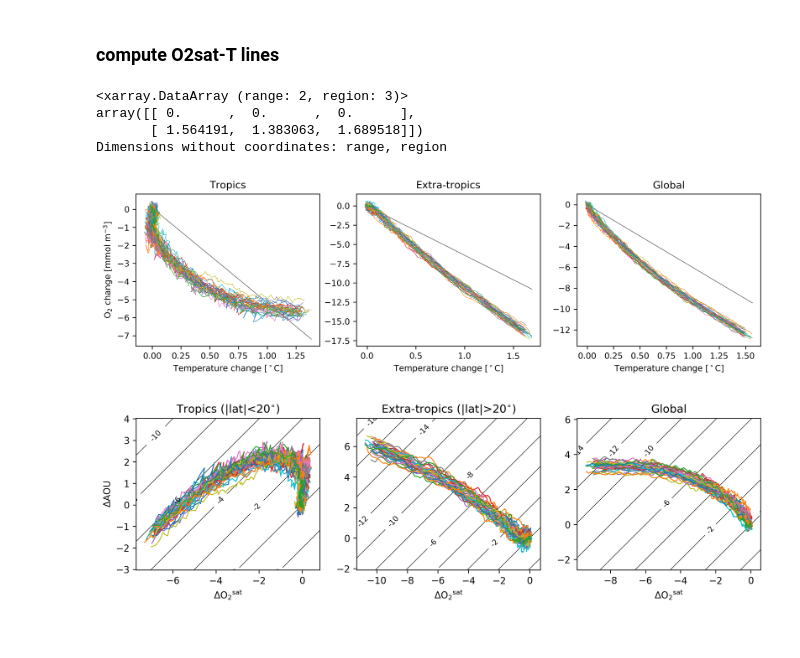
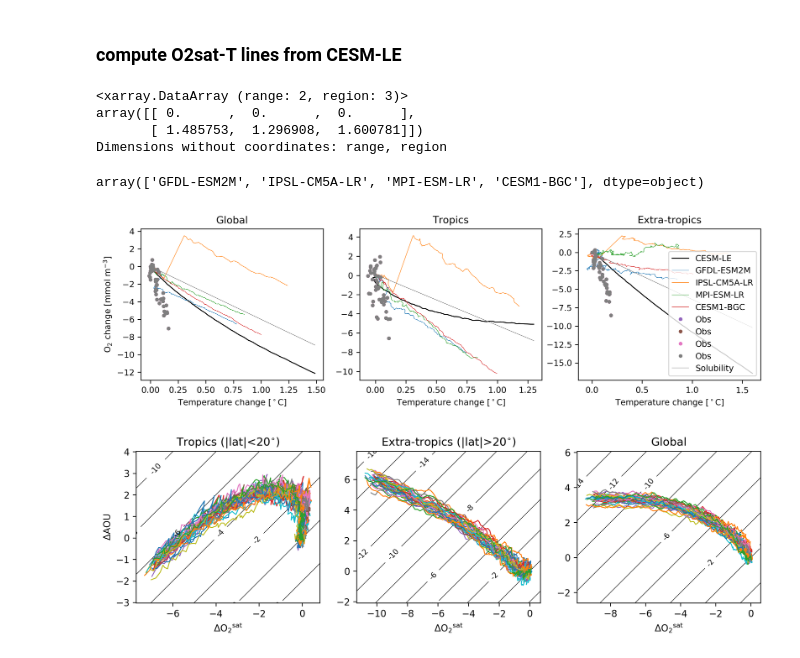
Before and after one commit to matt-long/iucn-deoxygenation-report, a Jupyter notebook: plot_tropical_hilat_phase.ipynb, the cells around one changed output. Drawn from its saved outputs; the diff is of its cells as text; code cells hidden in the pictures.

Commit message:
o2-heat figure in progress

```diff
--- a/plot_tropical_hilat_phase.ipynb
+++ b/plot_tropical_hilat_phase.ipynb
@@ -111,0 +146,4 @@ deltaa = delta.mean(dim='ens')
+# %%
+reference_year = 1970
+cesm_le = dsa.sel(time=slice(reference_year,2100)) - dsa.sel(time=reference_year)
+cesm_le
@@ -111,0 +163,3 @@ deltaa = delta.mean(dim='ens')
+# %%
+cmip = cmip.sel(time=slice(reference_year,2100)) - cmip.sel(time=reference_year)
+cmip
@@ -111,0 +176,3 @@ deltaa = delta.mean(dim='ens')
+# %%
+obs = obs.sel(time=slice(reference_year,2100)) - obs.sel(time=reference_year)
+obs
@@ -112,11 +189,11 @@ deltaa = delta.mean(dim='ens')
 # %% [markdown]
-### compute O2sat-T lines
+### compute O2sat-T lines from CESM-LE
 # %%
-O2sat_x = xr.DataArray(np.ones((2,len(delta.region))),dims=('range','region'))
-O2sat_y = xr.DataArray(np.ones((2,len(delta.region))),dims=('range','region'))
-for i in range(len(delta.region)):
-    x = delta.TEMP[:,:,i].values.ravel()
-    y = delta.O2sat[:,:,i].values.ravel()
+O2sat_x = xr.DataArray(np.ones((2,len(cesm_le.region))),dims=('range','region'))
+O2sat_y = xr.DataArray(np.ones((2,len(cesm_le.region))),dims=('range','region'))
+for i in range(len(cesm_le.region)):
+    x = cesm_le.TEMP[:,i].values.ravel()
+    y = cesm_le.O2sat[:,i].values.ravel()
     good = ( (np.logical_not(np.isnan(x))) & (np.logical_not(np.isnan(y))) )
 
     beta = np.polyfit(x[good],y[good],1)
@@ -126,47 +203,44 @@ O2sat_x
 # %% [output]
 <xarray.DataArray (range: 2, region: 3)>
 array([[ 0.      ,  0.      ,  0.      ],
-       [ 1.564191,  1.383063,  1.689518]])
+       [ 1.485753,  1.296908,  1.600781]])
 Dimensions without coordinates: range, region
+# %%
+cmip.model.values
+# %% [output]
+array(['GFDL-ESM2M', 'IPSL-CM5A-LR', 'MPI-ESM-LR', 'CESM1-BGC'], dtype=object)
 # %%
 plot_name = os.path.join(diro['fig'],'o2change-temp-phase-diag.pdf')
 fig = plt.figure(figsize=(12,3),dpi=300)
 gs = gridspec.GridSpec(1,3)
 matplotlib.rcParams['contour.negative_linestyle'] = 'solid'
 
-cp_sw = 3996.0000 # J/kg/K
-rhocp = 1026. * cp_sw * 1e-22 # J/m^3/K
+for ip,region in enumerate(['Global','Tropics','Extra-tropics']):
+    i = region_names.index(region)
 
-mmol_to_1e14mol = 1e-3 * 1e-14
+    ax = fig.add_subplot(gs[0,ip])
+    ax.plot(cesm_le.TEMP[:,i],cesm_le.O2[:,i],'k-',linewidth=1.,label='CESM-LE')
 
-slope = []
-for i in range(len(ds.ens)):
-    ax = fig.add_subplot(gs[0,0])
-    ax.plot(delta.TEMP[i,:,1],delta.O2[i,:,1],'-',linewidth=0.5)
-    ax.plot(O2sat_x[:,1],O2sat_y[:,1],'-',linewidth=0.5,color='gray')
+    for im,m in enumerate(cmip.model.values):
+        ax.plot(cmip.TEMP[im,:,i],cmip.O2[im,:,i],'-',linewidth=0.5,label=m)
 
-    ax = fig.add_subplot(gs[0,1])
-    ax.plot(delta.TEMP[i,:,2],delta.O2[i,:,2],'-',linewidth=0.5)
-    ax.plot(O2sat_x[:,2],O2sat_y[:,2],'-',linewidth=0.5,color='gray')
+    ax.plot(obs.TEMP[:,i],obs.O2[:,i],'.',label='Obs')
 
-    ax = fig.add_subplot(gs[0,2])
-    ax.plot(delta.TEMP[i,:,0],delta.O2[i,:,0],'-',linewidth=0.5)
-    ax.plot(O2sat_x[:,0],O2sat_y[:,0],'-',linewidth=0.5,color='gray')
+    ax.plot(O2sat_x[:,i],O2sat_y[:,i],'-',linewidth=0.5,color='gray',label='Solubility')
+    ax.set_title(region)
 
+handles, labels = ax.get_legend_handles_labels()
+ax.legend(handles, labels)
 
 axs = fig.get_axes()
 for i,ax in enumerate(axs):
     ax.set_xlabel('Temperature change [$^\circ$C]')
     if i == 0:
         ax.set_ylabel('O${_{2}}$ change [mmol m$^{-3}$]')
 
-axs[0].set_title('Tropics')
-axs[1].set_title('Extra-tropics')
-axs[2].set_title('Global')
-
 plt.savefig(plot_name,bbox_inches='tight')
 # %% [output]
-[figure, old version]
+[figure, new version]
 # %%
 plot_name = os.path.join(diro['fig'],'aou-o2sat-phase-diag.pdf')
 fig = plt.figure(figsize=(12,3),dpi=300)
```
Also changed, not shown: parts of 17 cells of this notebook, 4 other files.
